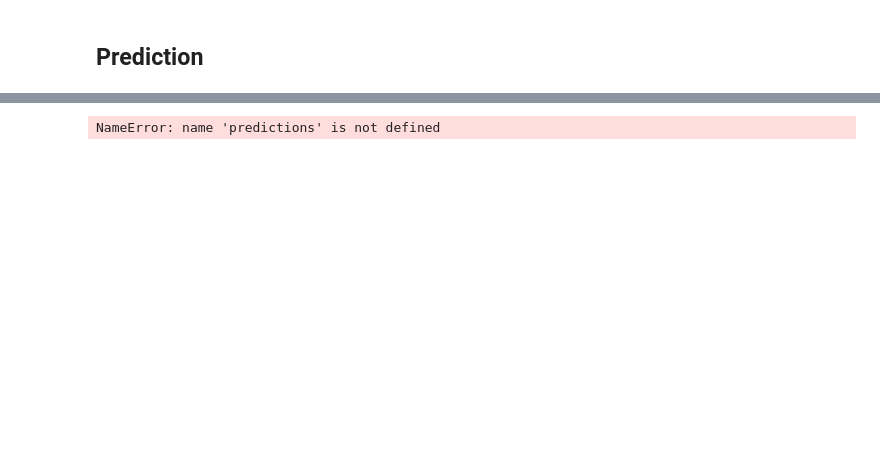
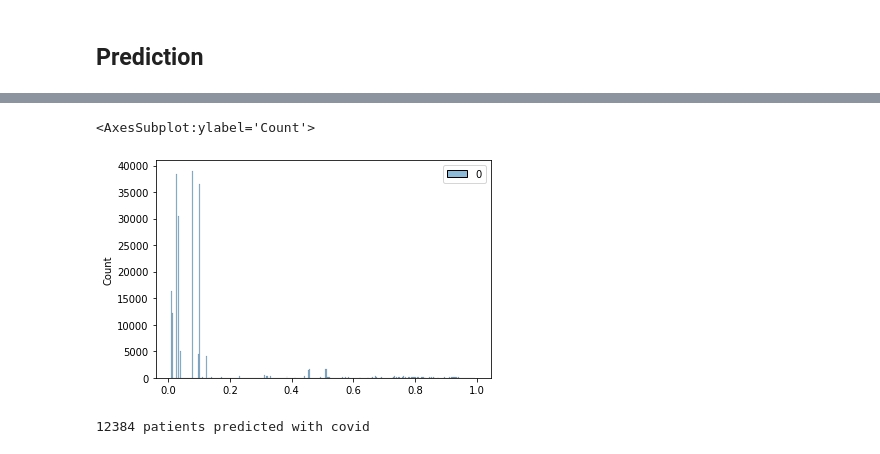
Before and after one commit to YaserAlOsh/Covid19-Detection, a Jupyter notebook: covid19-symptoms-detection.ipynb, the cells around one changed output, grey strips where cells are left out. Drawn from its saved outputs; the diff is of its cells as text; code cells hidden in the pictures; blank space fills up the shorter version.

```diff
--- a/covid19-symptoms-detection.ipynb
+++ b/covid19-symptoms-detection.ipynb
@@ -429,10 +433,12 @@ ________________________________________________________________________________
 # %% [markdown]
 ## Prediction
+# %%
+test_path_modified = '../input/symptoms-test/test.csv'
 # %%
 test_ds = tf.data.experimental.make_csv_dataset(
-    test_path,
+    test_path_modified,
     batch_size=16,
-    #num_epochs=1,
+    num_epochs=1,
     shuffle_buffer_size=10000,
     shuffle_seed = 12,
     ignore_errors=True,
@@ -485,13 +610,33 @@ predictions = model.predict(testing_dict_tensor)
+# %%
+predictions = model.predict(test_ds,batch_size=batch_size)
+# %%
+sns.histplot(predictions)
+# %% [output]
+<AxesSubplot:ylabel='Count'>
+[figure, added]
 # %%
 i =0
+h = 0
 predictions_labeled = []
 for pred in predictions:
-    i = i+1
-    score = tf.nn.softmax(pred)
+
+    #score = tf.nn.softmax(pred)
+    score = pred
+    idx = 0 if score < 0.5 else 1
+    #predicted_class = tf.greater(pred,0.5)
+    #correct = tf.where(predicted_class, 1, 0)#tf.equal(predicted_class, 1.0)
+    #accuracy = tf.reduce_mean( tf.cast(correct, 'float') )
+    #idx = int(correct)
+    #print(correct[0])
+    if idx == 1:
+        h = h +1
     #print(
     #"This image most likely belongs to {} with a {:.2f} percent confidence."
     #.format(classes[np.argmax(score)], 100 * np.max(score)))
-    predictions_labeled.append([i,classes[np.argmax(score)].upper()])
+    predictions_labeled.append([i,idx])
+    i = i+1
+
+print("{} patients predicted with covid".format(h))
 # %% [output]
-NameError: name 'predictions' is not defined
+12384 patients predicted with covid
 # %%
```
Also changed, not shown: parts of 51 cells of this notebook.
